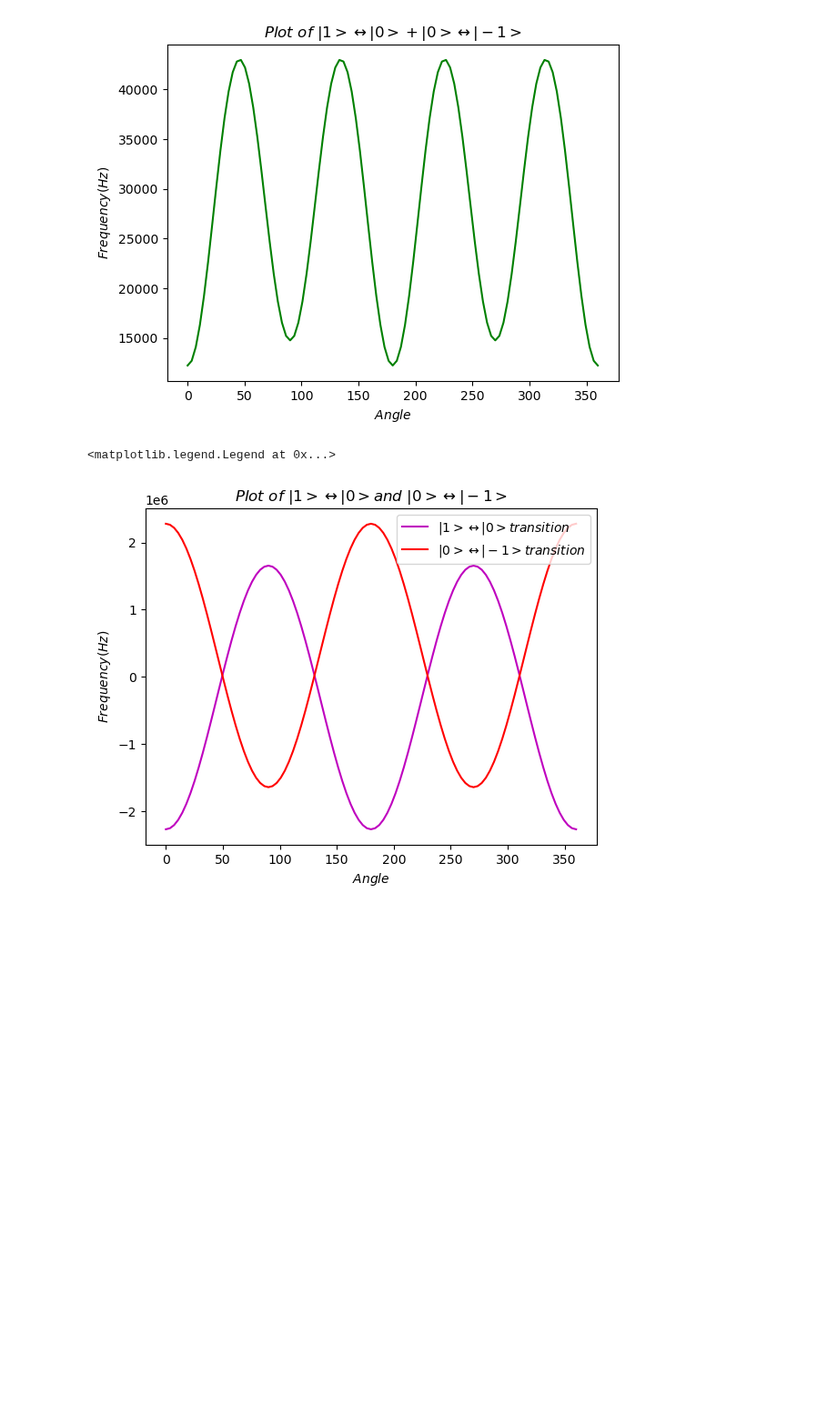
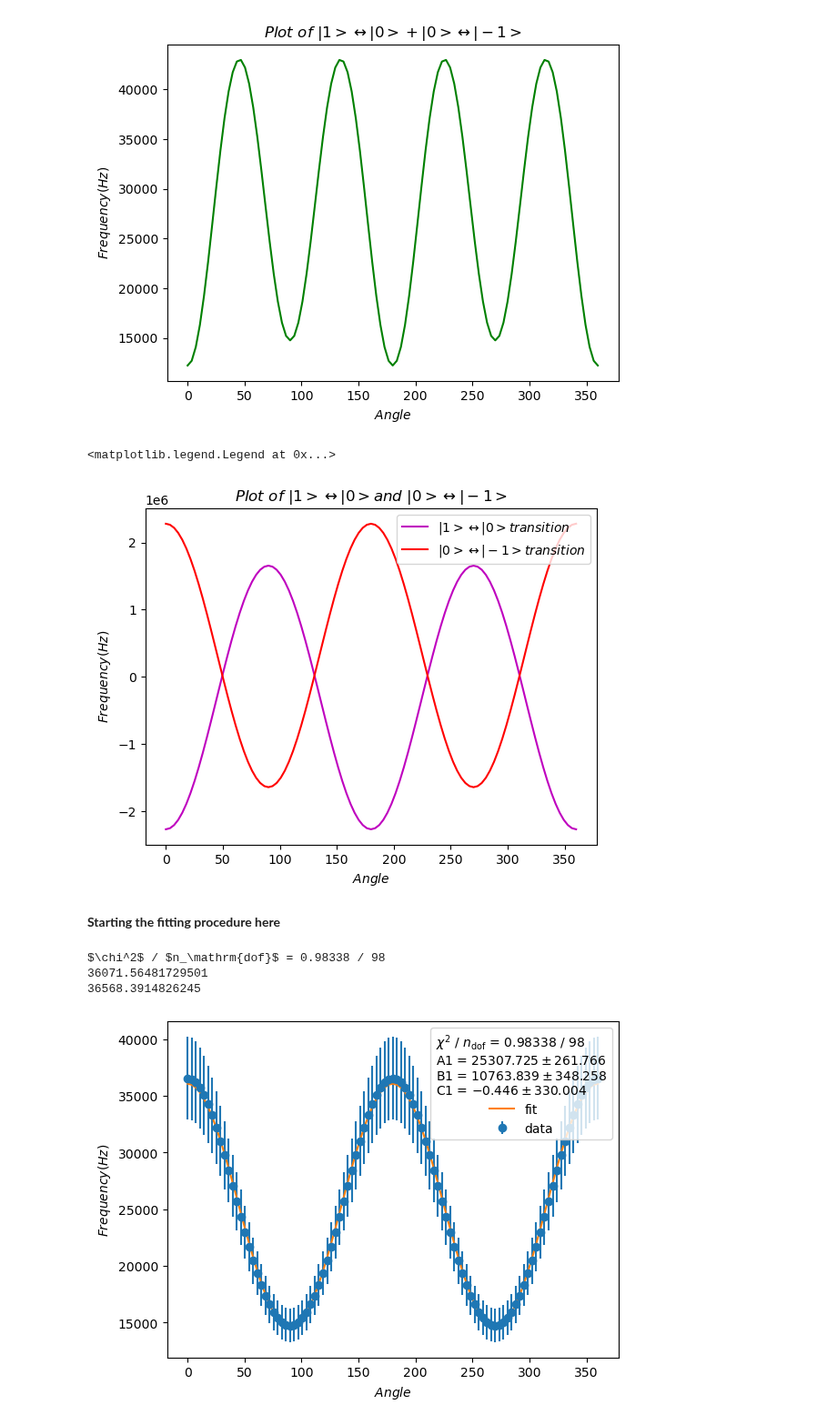
Before and after one commit to AstrobioShiva/Script_project, a Jupyter notebook: Python/Plotting/freq_fit.ipynb, the cells around one changed output. Shown at 91% size. Cells and saved outputs as stored; diff of their text form; code cells hidden in the pictures; blank space fills up the shorter version.

```diff
--- a/Python/Plotting/freq_fit.ipynb
+++ b/Python/Plotting/freq_fit.ipynb
@@ -27,0 +18,10 @@ y_2D = df['freq_2D'] #freq of |0> -> |-1>
+# %%
+ax11 = axes[0,0]
+ax12 = axes[0][1]
+ax13 = axes[0][2]
+ax21 = axes[1][0]
+ax22 = axes[1][1]
+ax23 = axes[1][2]
+ax31 = axes[2][0]
+ax32 = axes[2][1]
+ax33 = axes[2][2]
@@ -121,3 +193,53 @@ plt.legend()
 # %% [output]
 <matplotlib.legend.Legend at 0x...>
 [figure]
+# %% [markdown]
+**Starting the fitting procedure here**
+# %%
+#fitting functions
+def Hcsa1(theta,A1, B1, C1):
+
+    freq_csa1 = A1 + B1*np.cos(2*theta*np.pi/180) + C1*np.sin(2*theta*np.pi/180)
+    return freq_csa1
+
+def HQ2 (theta,A2, B2, C2, D2, E2):
+    freq_Q2 = A2 + B2*np.cos(2*theta*np.pi/180) + C2*np.sin(2*theta*np.pi/180) + D2*np.cos(4*theta*np.pi/180) + E2*np.sin(4*theta*np.pi/180)
+    return freq_Q2
+# %%
+#Curve Fitting using Iminiuit
+
+least_squares = LeastSquares(x, y_s,y_s/10, Hcsa1)
+#least_squares = LeastSquares(x, y,y/10, HQ2)
+m = Minuit(least_squares, A1 = 1, B1 = 1, C1= 1)
+#m = Minuit(least_squares, A2 = 1, B2 = 1, C2= 1, D2 = 1, E2 = 1)
+# m.fixed["C1"] = True
+
+m.migrad()  # finds minimum of least_squares function
+m.hesse()   # accurately computes uncertainties
+fit_info = [
+    f"$\\chi^2$ / $n_\\mathrm{{dof}}$ = {m.fval:.5f} / {len(x) - m.nfit}",
+]
+print(fit_info[0])
+
+
+for p, v, e in zip(m.parameters, m.values, m.errors):
+    fit_info.append(f"{p} = ${v:.3f} \\pm {e:.3f}$")
+
+
+# draw data and fitted line
+ax11.errorbar(x, y_s, y_s/10., fmt="o", label="data")
+ax11.plot(x, Hcsa1(x, *m.values), label="fit")
+ax11.xlabel(r'$Angle$')
+ax11.ylabel(r'$Frequency (Hz)$')
+#ax11.plot(x, HQ2(x, *m.values), label="fit")
+ax11.legend(title="\n".join(fit_info))
+ax11.savefig("miniuit_fit_Hcsa1")
+
+print(Hcsa1(0, *m.values))
+#print(HQ2(0, *m.values))
+print(y_s[0])
+# %% [output]
+$\chi^2$ / $n_\mathrm{dof}$ = 0.98338 / 98
+36071.56481729501
+36568.3914826245
+[figure, added]
```
Also changed, not shown: parts of 7 cells of this notebook, 1 other file.
